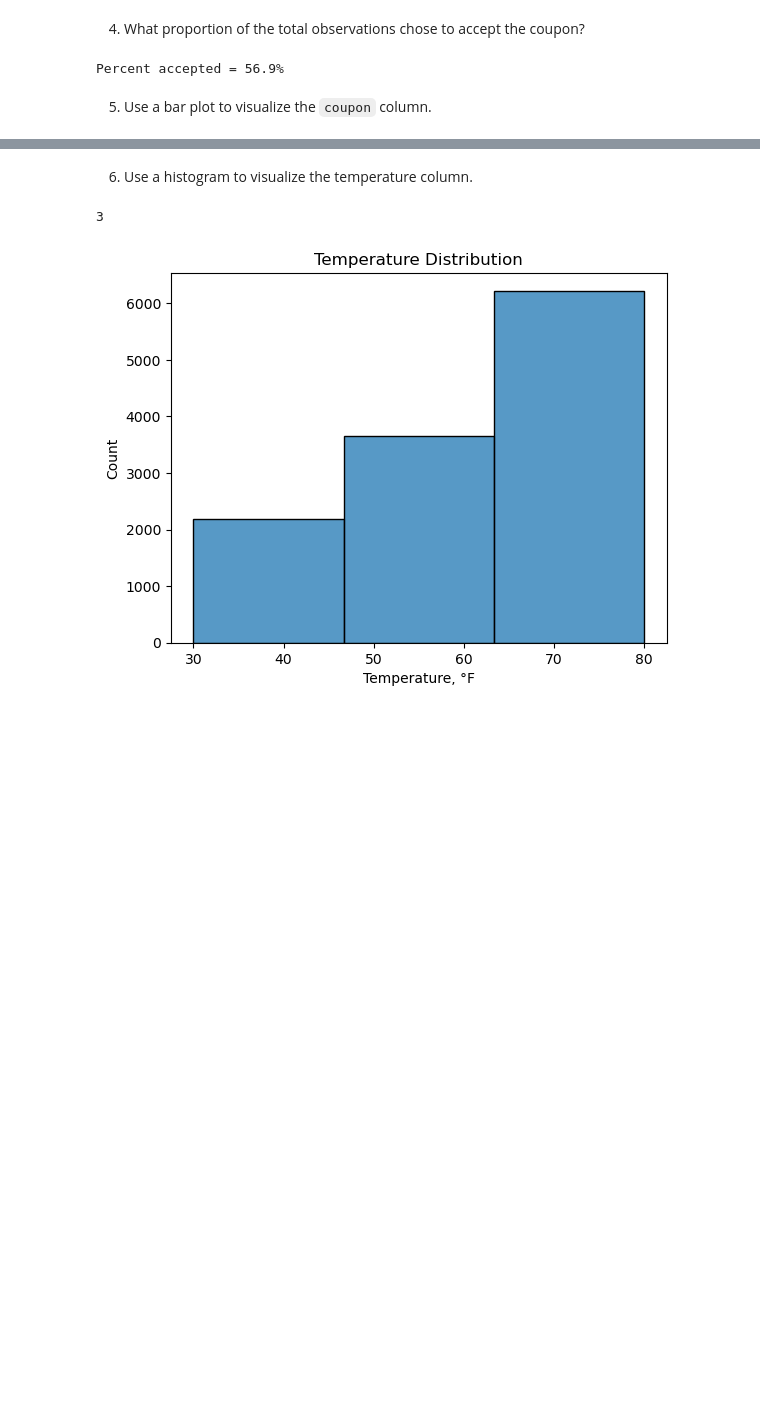
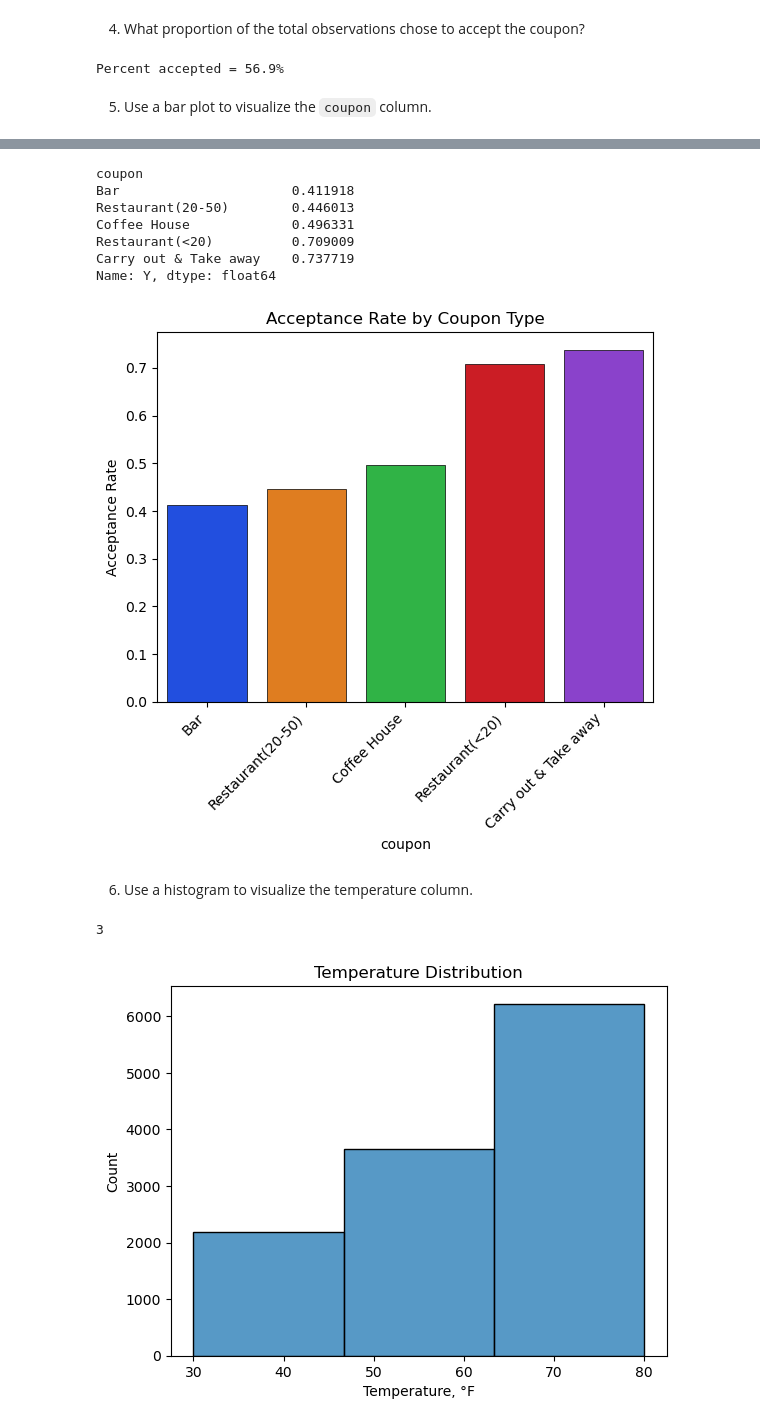
Before and after one commit to RayFuller/coupons, a Jupyter notebook: prompt.ipynb, the cells around one changed output, grey strips where cells are left out. Cells and saved outputs as stored; diff of their text form; code cells hidden in the pictures; blank space fills up the shorter version.

Commit message:
Finished Investigating the Bar Coupons Problem #3

```diff
--- a/prompt.ipynb
+++ b/prompt.ipynb
@@ -195,3 +185,25 @@ Name: Y, dtype: float64
+# %%
+# check for plot accuracy by computing the acceptance rate by coupon type
+acceptanceRate = dataCleaned.groupby('coupon')['Y'].mean().sort_values()
+print(acceptanceRate)
+
+# Make a bar plot of the acceptance rate as well
+sns.barplot(x=acceptanceRate.index, y=acceptanceRate.values,
+            hue=acceptanceRate.index, palette='bright', legend=False,
+            edgecolor='black', linewidth=0.5)
+plt.xticks(rotation=45, ha='right')
+plt.ylabel('Acceptance Rate')
+plt.title('Acceptance Rate by Coupon Type')
+plt.show()
+# %% [output]
+coupon
+Bar                      0.411918
+Restaurant(20-50)        0.446013
+Coffee House             0.496331
+Restaurant(<20)          0.709009
+Carry out & Take away    0.737719
+Name: Y, dtype: float64
+[figure, added]
 # %% [markdown]
 6. Use a histogram to visualize the temperature column.
 # %%
```
Also changed, not shown: parts of 8 cells of this notebook.
